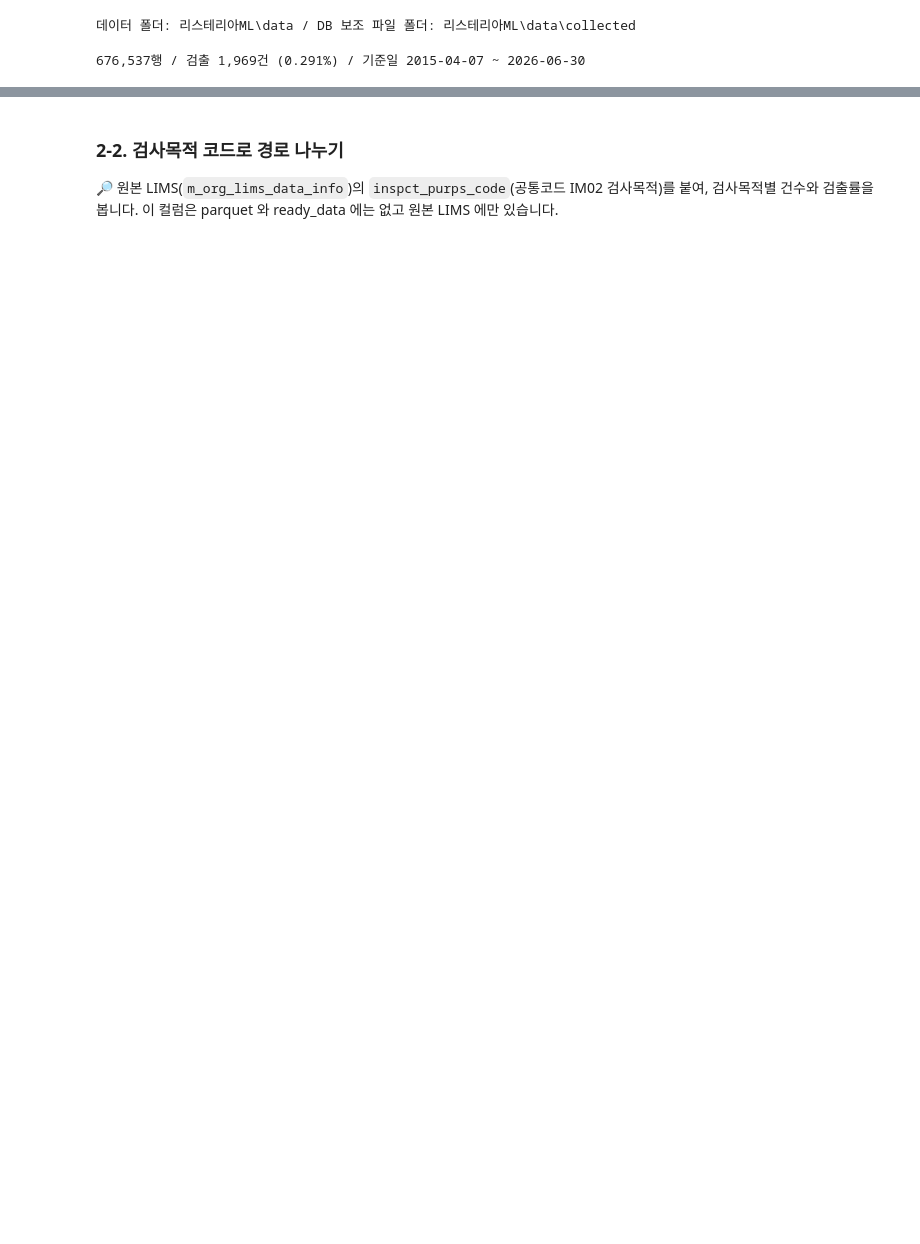
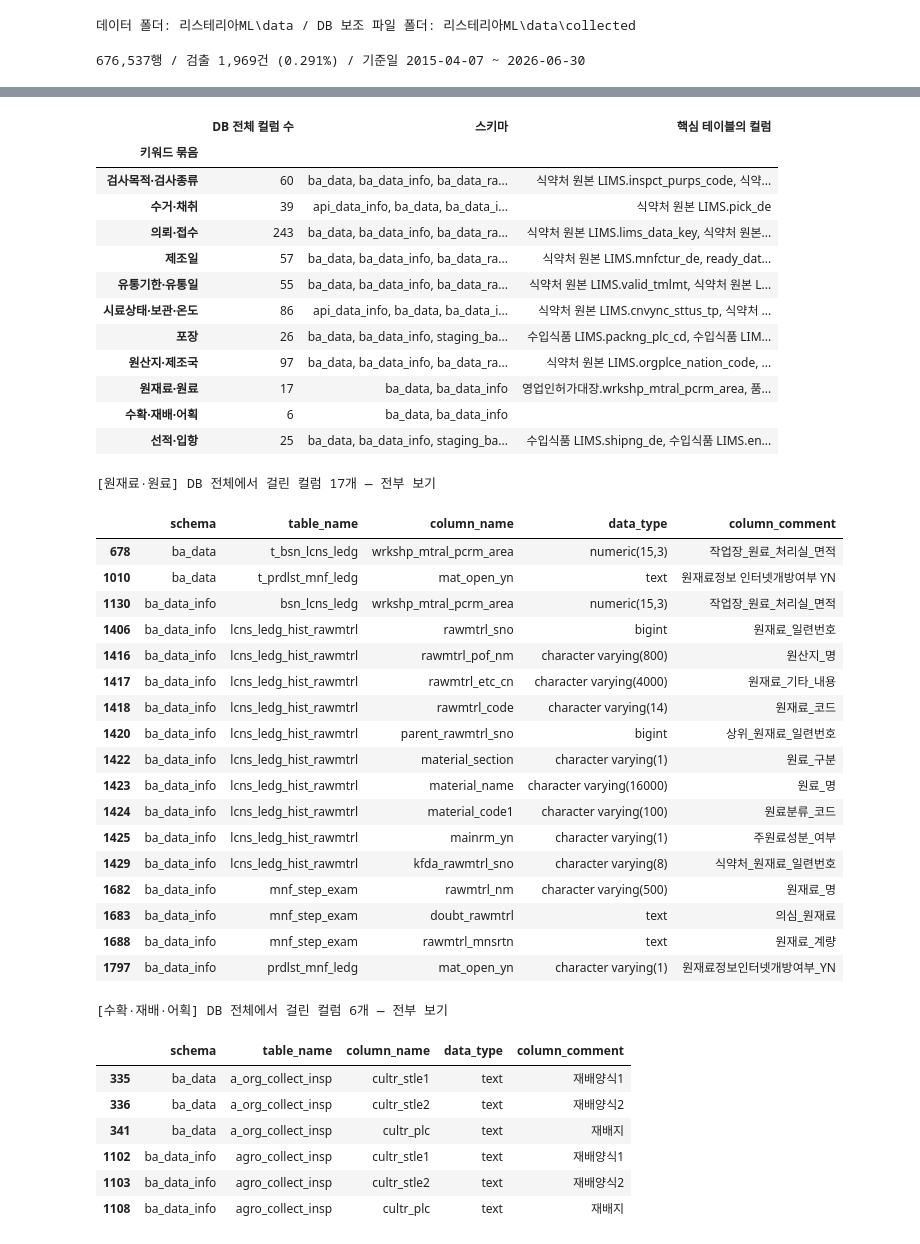
Before and after one commit to cjsdudwls1/listeria2026, a Jupyter notebook: 리스테리아ML/notebook/2.ipynb, the cells around one changed output, grey strips where cells are left out. Saved outputs shown, nothing was run; the diff lists cells and outputs as text; code cells hidden in the pictures; blank space fills up the shorter version.

```diff
--- a/리스테리아ML/notebook/2.ipynb
+++ b/리스테리아ML/notebook/2.ipynb
@@ -351,5 +354,69 @@ col_dict
-# %% [markdown]
-### 2-2. 검사목적 코드로 경로 나누기
-
-🔎 원본 LIMS(`m_org_lims_data_info`)의 `inspct_purps_code`(공통코드 IM02 검사목적)를 붙여, 검사목적별 건수와 검출률을 봅니다.
-이 컬럼은 parquet 와 ready_data 에는 없고 원본 LIMS 에만 있습니다.
+# %%
+# [1-2] ② 컬럼명·컬럼 설명에서 메모 의문과 관련된 키워드 찾기 (DB 전체 스키마)
+cols_db['text'] = (cols_db['column_name'].fillna('') + ' ' + cols_db['column_comment'].fillna('')).str.lower()
+KW_DB = {
+    '검사목적·검사종류': r'검사\s*목적|검사\s*종류|purps|inspct_knd|inspct_kind',
+    '수거·채취': r'수거|채취|pick_de',
+    '의뢰·접수': r'의뢰|접수|reqest|rcept',
+    '제조일': r'제조\s*일|mnfctur_de',
+    '유통기한·유통일': r'유통|유효\s*기한|소비\s*기한|distb|valid_tmlmt|pog_',
+    '시료상태·보관·온도': r'시료\s*상태|보관|보존|저장|냉장|냉동|온도|splore_sttus|prsrv|cnvync',
+    '포장': r'포장|packng|frmlc',
+    '원산지·제조국': r'원산지|제조\s*국|생산\s*국|orgplce|mnf_nation|prdctn_nation',
+    '원재료·원료': r'원재료|원료|rawmtrl|mtral|mat_open',
+    '수확·재배·어획': r'수확|재배|어획|harvest|cultiv',
+    '선적·입항': r'선적|입항|shipng|entrpt',
+}
+rows = []
+for k, p in KW_DB.items():
+    hit = cols_db[cols_db['text'].str.contains(p, regex=True)]
+    in_key = hit[hit['table_name'].isin(KEY_TABLES)]
+    rows.append({'키워드 묶음': k, 'DB 전체 컬럼 수': len(hit), '스키마': ', '.join(sorted(hit['schema'].unique())),
+                 '핵심 테이블의 컬럼': ', '.join((in_key['table_name'].map(KEY_TABLES) + '.' + in_key['column_name']).unique()[:14])})
+display(pd.DataFrame(rows).set_index('키워드 묶음'))
+
+for k in ['원재료·원료', '수확·재배·어획']:
+    hit = cols_db[cols_db['text'].str.contains(KW_DB[k], regex=True)]
+    print(f"\n[{k}] DB 전체에서 걸린 컬럼 {len(hit)}개 — 전부 보기")
+    display(hit[['schema', 'table_name', 'column_name', 'data_type', 'column_comment']])
+# %% [output]
+|  | DB 전체 컬럼 수 | 스키마 | 핵심 테이블의 컬럼 |
+| 키워드 묶음 |  |  |  |
+| 검사목적·검사종류 | 60 | ba_data, ba_data_info, ba_data_ra... | 식약처 원본 LIMS.inspct_purps_code, 식약... |
+| 수거·채취 | 39 | api_data_info, ba_data, ba_data_i... | 식약처 원본 LIMS.pick_de |
+| 의뢰·접수 | 243 | ba_data, ba_data_info, ba_data_ra... | 식약처 원본 LIMS.lims_data_key, 식약처 원본... |
+| 제조일 | 57 | ba_data, ba_data_info, ba_data_ra... | 식약처 원본 LIMS.mnfctur_de, ready_dat... |
+| 유통기한·유통일 | 55 | ba_data, ba_data_info, ba_data_ra... | 식약처 원본 LIMS.valid_tmlmt, 식약처 원본 L... |
+| 시료상태·보관·온도 | 86 | api_data_info, ba_data, ba_data_i... | 식약처 원본 LIMS.cnvync_sttus_tp, 식약처 ... |
+| 포장 | 26 | ba_data, ba_data_info, staging_ba... | 수입식품 LIMS.packng_plc_cd, 수입식품 LIM... |
+| 원산지·제조국 | 97 | ba_data, ba_data_info, ba_data_ra... | 식약처 원본 LIMS.orgplce_nation_code, ... |
+| 원재료·원료 | 17 | ba_data, ba_data_info | 영업인허가대장.wrkshp_mtral_pcrm_area, 품... |
+| 수확·재배·어획 | 6 | ba_data, ba_data_info |  |
+| 선적·입항 | 25 | ba_data, ba_data_info, staging_ba... | 수입식품 LIMS.shipng_de, 수입식품 LIMS.en... |
+[원재료·원료] DB 전체에서 걸린 컬럼 17개 — 전부 보기
+|  | schema | table_name | column_name | data_type | column_comment |
+| 678 | ba_data | t_bsn_lcns_ledg | wrkshp_mtral_pcrm_area | numeric(15,3) | 작업장_원료_처리실_면적 |
+| 1010 | ba_data | t_prdlst_mnf_ledg | mat_open_yn | text | 원재료정보 인터넷개방여부 YN |
+| 1130 | ba_data_info | bsn_lcns_ledg | wrkshp_mtral_pcrm_area | numeric(15,3) | 작업장_원료_처리실_면적 |
+| 1406 | ba_data_info | lcns_ledg_hist_rawmtrl | rawmtrl_sno | bigint | 원재료_일련번호 |
+| 1416 | ba_data_info | lcns_ledg_hist_rawmtrl | rawmtrl_pof_nm | character varying(800) | 원산지_명 |
+| 1417 | ba_data_info | lcns_ledg_hist_rawmtrl | rawmtrl_etc_cn | character varying(4000) | 원재료_기타_내용 |
+| 1418 | ba_data_info | lcns_ledg_hist_rawmtrl | rawmtrl_code | character varying(14) | 원재료_코드 |
+| 1420 | ba_data_info | lcns_ledg_hist_rawmtrl | parent_rawmtrl_sno | bigint | 상위_원재료_일련번호 |
+| 1422 | ba_data_info | lcns_ledg_hist_rawmtrl | material_section | character varying(1) | 원료_구분 |
+| 1423 | ba_data_info | lcns_ledg_hist_rawmtrl | material_name | character varying(16000) | 원료_명 |
+| 1424 | ba_data_info | lcns_ledg_hist_rawmtrl | material_code1 | character varying(100) | 원료분류_코드 |
+| 1425 | ba_data_info | lcns_ledg_hist_rawmtrl | mainrm_yn | character varying(1) | 주원료성분_여부 |
+| 1429 | ba_data_info | lcns_ledg_hist_rawmtrl | kfda_rawmtrl_sno | character varying(8) | 식약처_원재료_일련번호 |
+| 1682 | ba_data_info | mnf_step_exam | rawmtrl_nm | character varying(500) | 원재료_명 |
+| 1683 | ba_data_info | mnf_step_exam | doubt_rawmtrl | text | 의심_원재료 |
+| 1688 | ba_data_info | mnf_step_exam | rawmtrl_mnsrtn | text | 원재료_계량 |
+| 1797 | ba_data_info | prdlst_mnf_ledg | mat_open_yn | character varying(1) | 원재료정보인터넷개방여부_YN |
+[수확·재배·어획] DB 전체에서 걸린 컬럼 6개 — 전부 보기
+|  | schema | table_name | column_name | data_type | column_comment |
+| 335 | ba_data | a_org_collect_insp | cultr_stle1 | text | 재배양식1 |
+| 336 | ba_data | a_org_collect_insp | cultr_stle2 | text | 재배양식2 |
+| 341 | ba_data | a_org_collect_insp | cultr_plc | text | 재배지 |
+| 1102 | ba_data_info | agro_collect_insp | cultr_stle1 | text | 재배양식1 |
+| 1103 | ba_data_info | agro_collect_insp | cultr_stle2 | text | 재배양식2 |
+| 1108 | ba_data_info | agro_collect_insp | cultr_plc | text | 재배지 |
```
Also changed, not shown: parts of 177 cells of this notebook, 8 other files.
